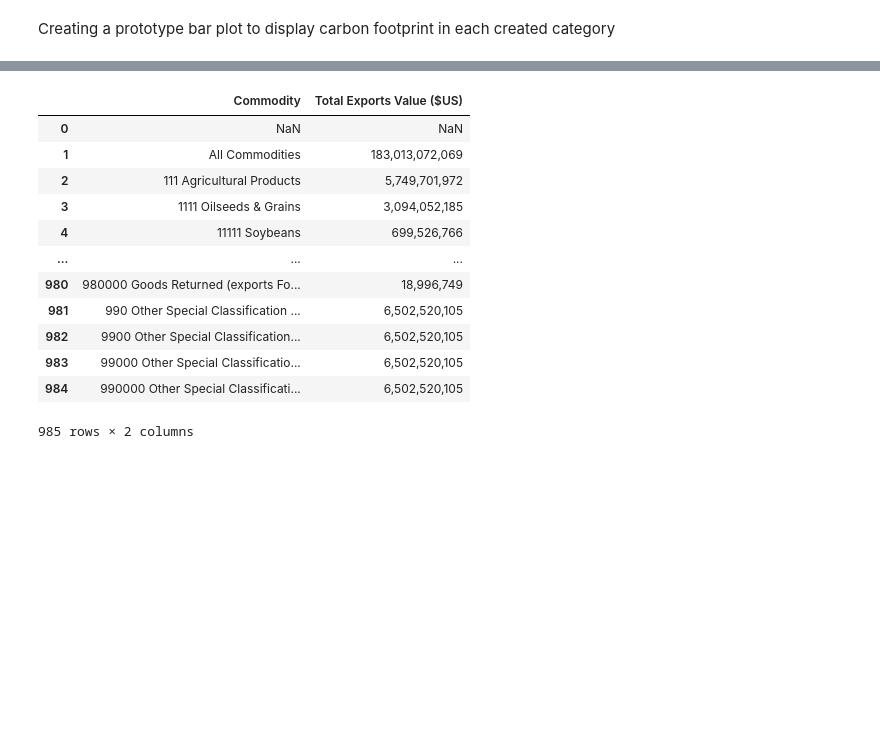
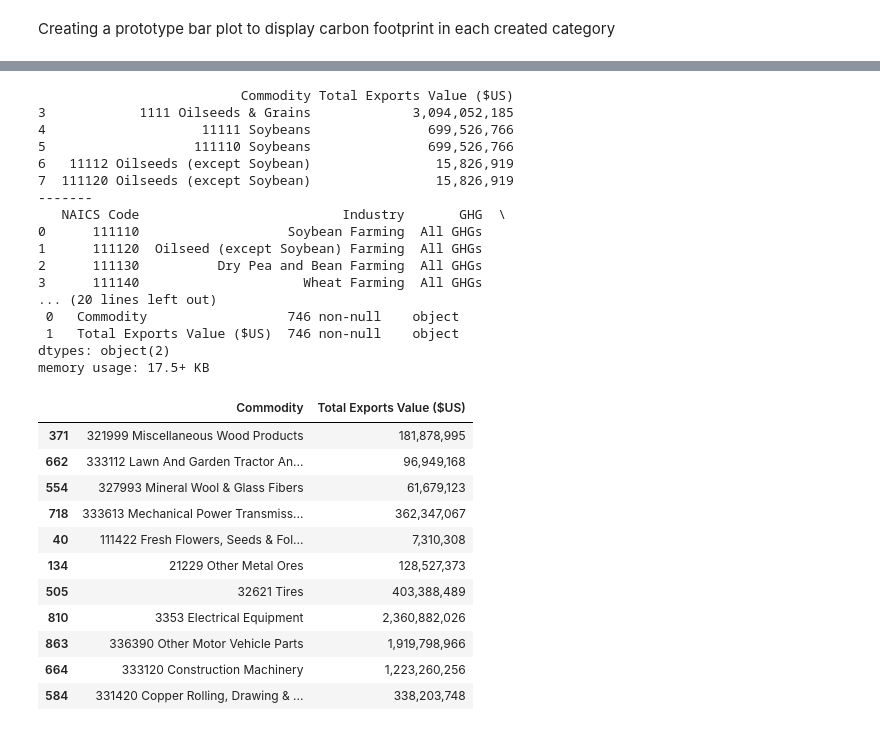
Before and after one commit to thesuper147/Carbon-Emissions_CS_DSRP, a Jupyter notebook: Carbon_Emissions_CS_DSRP.ipynb, the cells around one changed output, grey strips where cells are left out. Drawn from its saved outputs; the diff is of its cells as text; code cells hidden in the pictures; blank space fills up the shorter version.

```diff
--- a/Carbon_Emissions_CS_DSRP.ipynb
+++ b/Carbon_Emissions_CS_DSRP.ipynb
@@ -7,12 +7,13 @@ import pandas as pd
 import matplotlib as plt
 df = pd.read_csv('/content/drive/MyDrive/Carbon-Emissions_CS_DSRP/SupplyChainEmissions.csv')
 
-df = df.drop(columns=['2017 NAICS Code', 'Reference USEEIO Code'])
+df = df.drop(columns=['Reference USEEIO Code'])
 
 
 df.rename(columns={
     '2017 NAICS Title': 'Industry',
     'Supply Chain Emission Factors without Margins': 'Emissions_No_Margins',
     'Margins of Supply Chain Emission Factors': 'Margins',
-    'Supply Chain Emission Factors with Margins': 'Total_Emissions'
+    'Supply Chain Emission Factors with Margins': 'Total_Emissions',
+    '2017 NAICS Code': 'NAICS Code'
 }, inplace=True)
@@ -145,19 +152,48 @@ plt.show()
-# %%
-
-import pandas as pd
-import matplotlib as plt
-pd.read_csv('/content/drive/MyDrive/Carbon-Emissions_CS_DSRP/export_value.csv')
-# %% [output]
-|  | Commodity | Total Exports Value ($US) |
-| 0 | NaN | NaN |
-| 1 | All Commodities | 183,013,072,069 |
-| 2 | 111 Agricultural Products | 5,749,701,972 |
-| 3 | 1111 Oilseeds & Grains | 3,094,052,185 |
-| 4 | 11111 Soybeans | 699,526,766 |
-| ... | ... | ... |
-| 980 | 980000 Goods Returned (exports Fo... | 18,996,749 |
-| 981 | 990 Other Special Classification ... | 6,502,520,105 |
-| 982 | 9900 Other Special Classification... | 6,502,520,105 |
-| 983 | 99000 Other Special Classificatio... | 6,502,520,105 |
-| 984 | 990000 Other Special Classificati... | 6,502,520,105 |
-985 rows × 2 columns
+# %%
+# I'm importing another dataset with the same industries in order to see the exports value connected to industries
+
+import pandas as pd
+import matplotlib as plt
+pd.read_csv('/content/drive/MyDrive/Carbon-Emissions_CS_DSRP/export_value.csv')
+
+exports_df = pd.read_csv('/content/drive/MyDrive/Carbon-Emissions_CS_DSRP/export_value.csv')
+
+print(exported_df.head())
+print("-------")
+print(df_consumer.head())
+exported_df = exports_df.drop(df.index[[0, 1,2]])
+
+df_cleaned.info()
+df_cleaned = exported_df.dropna(subset=['Total Exports Value ($US)'])
+
+df_cleaned.sample(11)
+# %% [output]
+                          Commodity Total Exports Value ($US)
+3            1111 Oilseeds & Grains             3,094,052,185
+4                    11111 Soybeans               699,526,766
+5                   111110 Soybeans               699,526,766
+6   11112 Oilseeds (except Soybean)                15,826,919
+7  111120 Oilseeds (except Soybean)                15,826,919
+-------
+   NAICS Code                          Industry       GHG  \
+0      111110                   Soybean Farming  All GHGs
+1      111120  Oilseed (except Soybean) Farming  All GHGs
+2      111130          Dry Pea and Bean Farming  All GHGs
+3      111140                     Wheat Farming  All GHGs
+... (20 lines left out)
+ 0   Commodity                  746 non-null    object
+ 1   Total Exports Value ($US)  746 non-null    object
+dtypes: object(2)
+memory usage: 17.5+ KB
+|  | Commodity | Total Exports Value ($US) |
+| 371 | 321999 Miscellaneous Wood Products | 181,878,995 |
+| 662 | 333112 Lawn And Garden Tractor An... | 96,949,168 |
+| 554 | 327993 Mineral Wool & Glass Fibers | 61,679,123 |
+| 718 | 333613 Mechanical Power Transmiss... | 362,347,067 |
+| 40 | 111422 Fresh Flowers, Seeds & Fol... | 7,310,308 |
+| 134 | 21229 Other Metal Ores | 128,527,373 |
+| 505 | 32621 Tires | 403,388,489 |
+| 810 | 3353 Electrical Equipment | 2,360,882,026 |
+| 863 | 336390 Other Motor Vehicle Parts | 1,919,798,966 |
+| 664 | 333120 Construction Machinery | 1,223,260,256 |
+| 584 | 331420 Copper Rolling, Drawing & ... | 338,203,748 |
```
Also changed, not shown: parts of 8 cells of this notebook.
